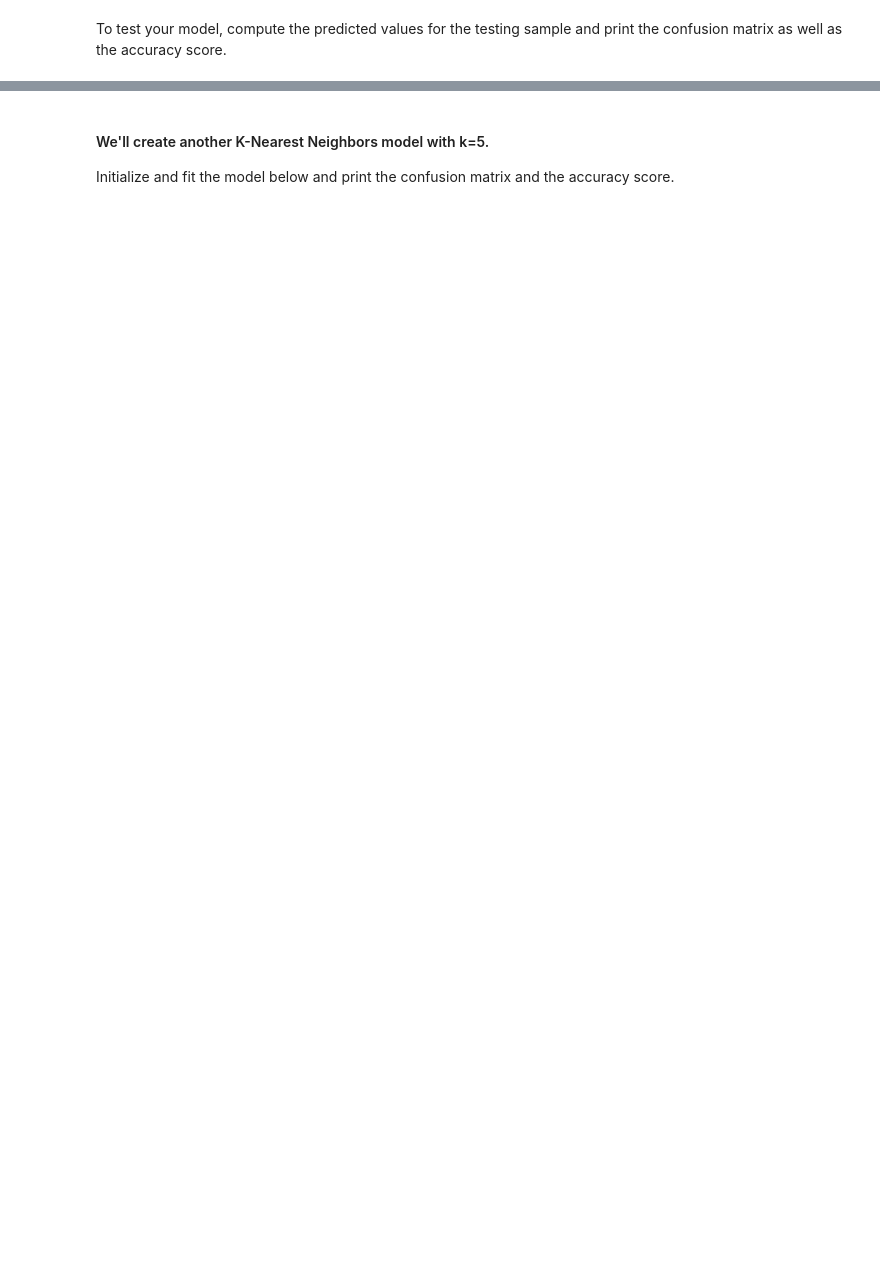
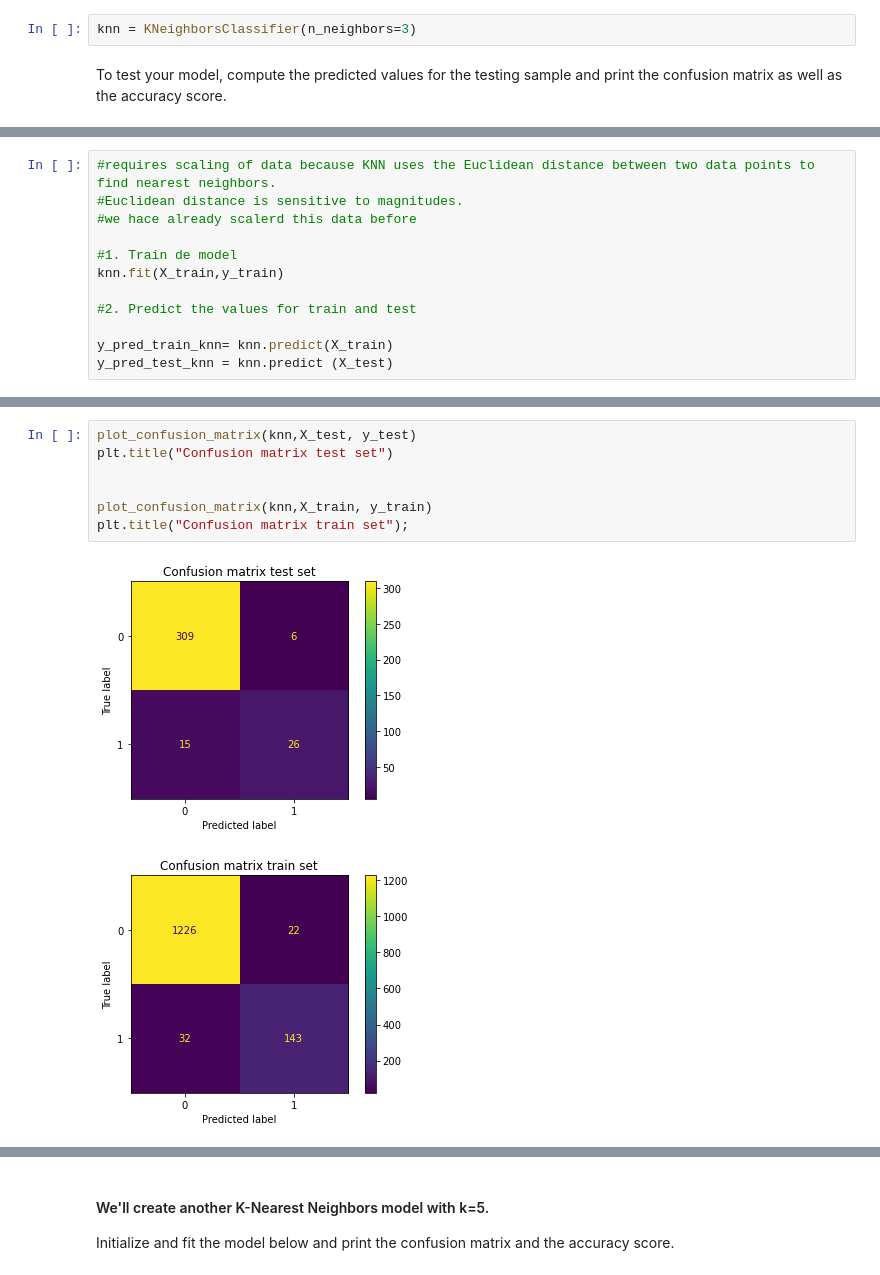
Before and after one commit to ta-data-remote/lab-supervised-learning, a Jupyter notebook: your-code/main.ipynb, the cells around one changed output, grey strips where cells are left out. Saved outputs shown, nothing was run; the diff lists cells and outputs as text; blank space fills up the shorter version.

```diff
--- a/your-code/main.ipynb
+++ b/your-code/main.ipynb
@@ -625,2 +664,4 @@ Though is it not required, we will fit a model using the training data and then
+# %%
+knn = KNeighborsClassifier(n_neighbors=3)
 # %% [markdown]
 To test your model, compute the predicted values for the testing sample and print the confusion matrix as well as the accuracy score.
@@ -628,0 +668,12 @@ To test your model, compute the predicted values for the testing sample and prin
+# %%
+#requires scaling of data because KNN uses the Euclidean distance between two data points to find nearest neighbors.
+#Euclidean distance is sensitive to magnitudes.
+#we hace already scalerd this data before
+
+#1. Train de model
+knn.fit(X_train,y_train)
+
+#2. Predict the values for train and test
+
+y_pred_train_knn= knn.predict(X_train)
+y_pred_test_knn = knn.predict (X_test)
@@ -628,0 +697,10 @@ To test your model, compute the predicted values for the testing sample and prin
+# %%
+plot_confusion_matrix(knn,X_test, y_test)
+plt.title("Confusion matrix test set")
+
+
+plot_confusion_matrix(knn,X_train, y_train)
+plt.title("Confusion matrix train set");
+# %% [output]
+[figure, added]
+[figure, added]
```
Also changed, not shown: parts of 39 cells of this notebook.
